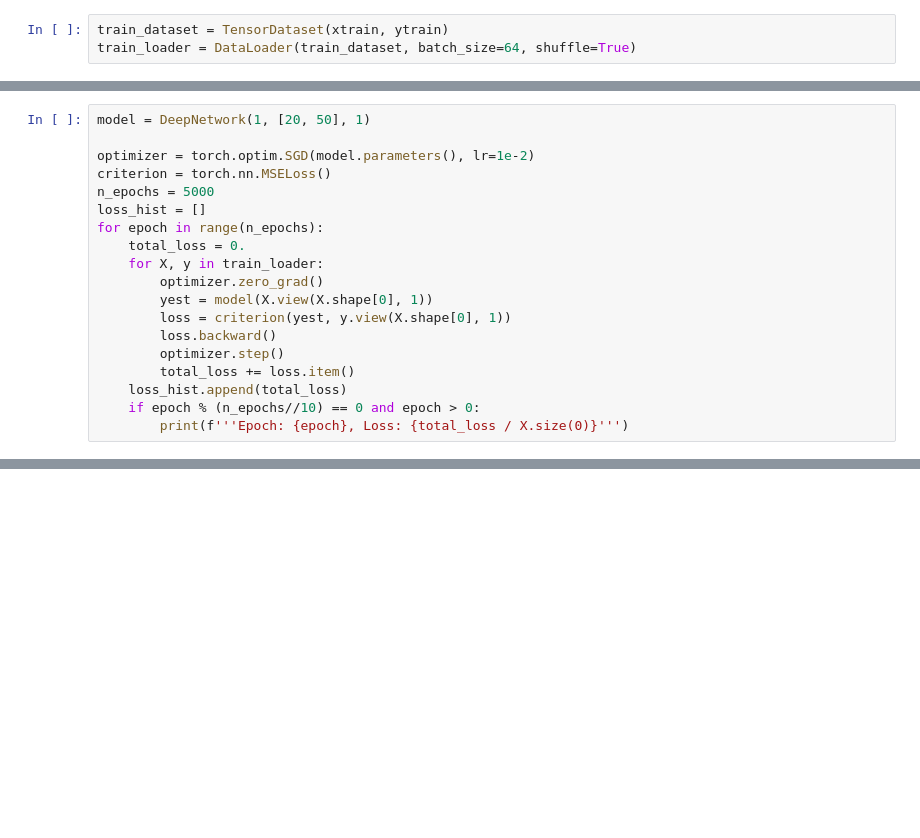
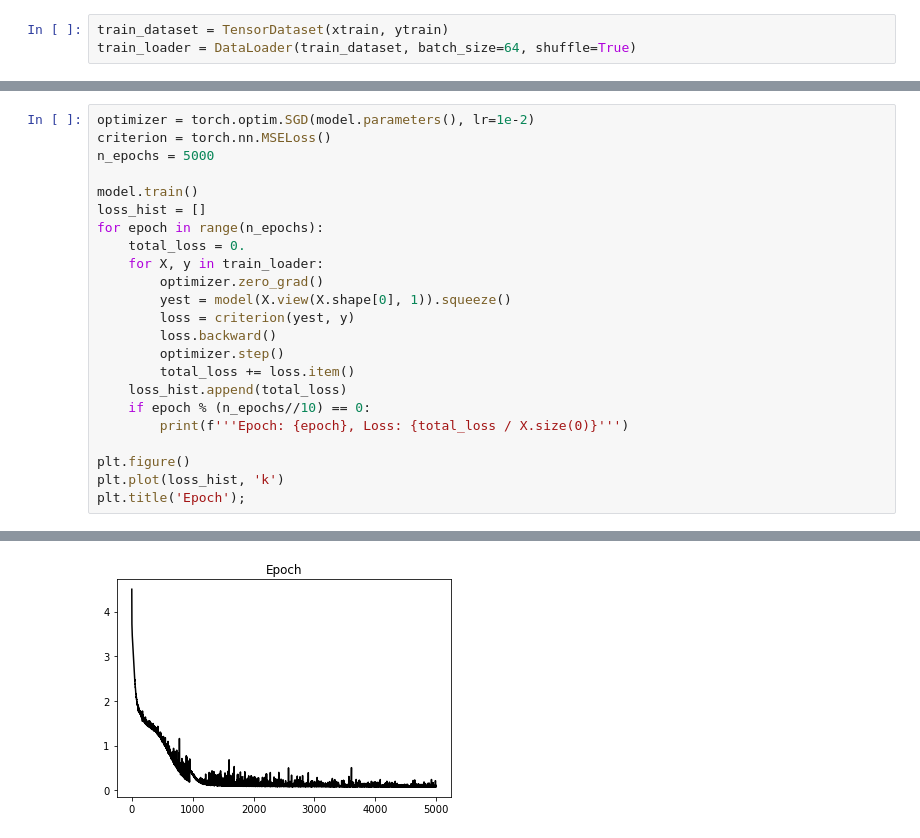
Before and after one commit to DIG-Kaust/MLgeoscience, a Jupyter notebook: labs/notebooks/LearningFunction/LearningFunction.ipynb, the cells around one changed output, grey strips where cells are left out. Saved outputs shown, nothing was run; the diff lists cells and outputs as text; blank space fills up the shorter version.

```diff
--- a/labs/notebooks/LearningFunction/LearningFunction.ipynb
+++ b/labs/notebooks/LearningFunction/LearningFunction.ipynb
@@ -77,20 +107,24 @@ train_loader = DataLoader(train_dataset, batch_size=64, shuffle=True)
 # %%
-model = DeepNetwork(1, [20, 50], 1)
-
 optimizer = torch.optim.SGD(model.parameters(), lr=1e-2)
 criterion = torch.nn.MSELoss()
 n_epochs = 5000
+
+model.train()
 loss_hist = []
 for epoch in range(n_epochs):
     total_loss = 0.
     for X, y in train_loader:
         optimizer.zero_grad()
-        yest = model(X.view(X.shape[0], 1))
-        loss = criterion(yest, y.view(X.shape[0], 1))
+        yest = model(X.view(X.shape[0], 1)).squeeze()
+        loss = criterion(yest, y)
         loss.backward()
         optimizer.step()
         total_loss += loss.item()
     loss_hist.append(total_loss)
-    if epoch % (n_epochs//10) == 0 and epoch > 0:
+    if epoch % (n_epochs//10) == 0:
         print(f'''Epoch: {epoch}, Loss: {total_loss / X.size(0)}''')
+
+plt.figure()
+plt.plot(loss_hist, 'k')
+plt.title('Epoch');
 # %% [output]
@@ -106 +140,2 @@ Epoch: 4500, Loss: 6.696711579934345e-05
+[figure, added]
 # %%
```
Also changed, not shown: parts of 26 cells of this notebook.
